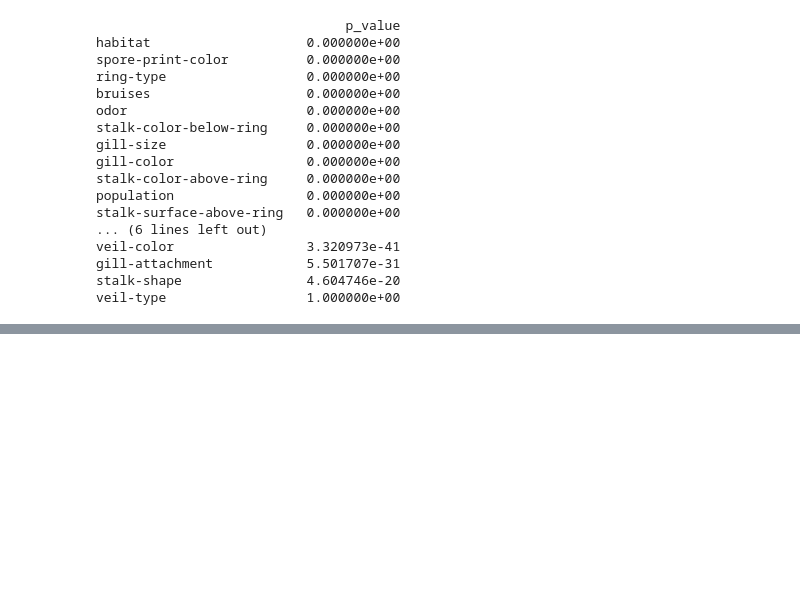
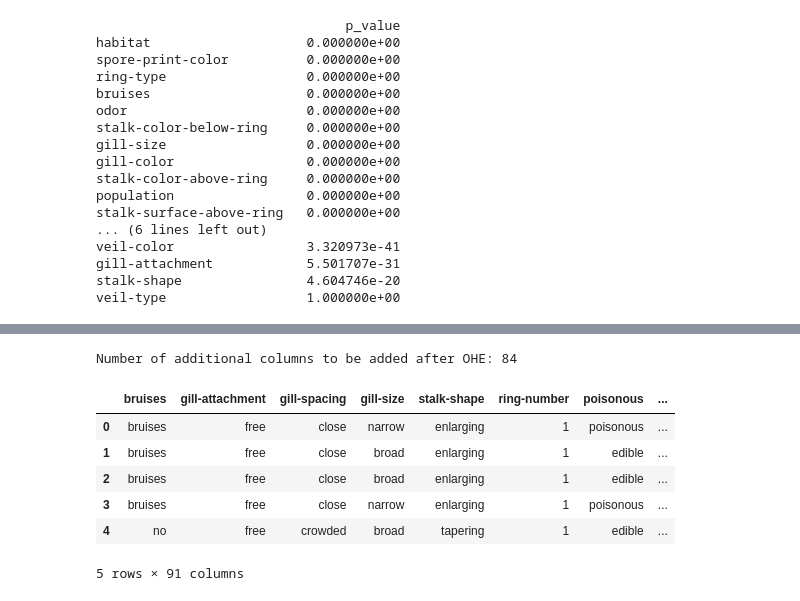
Before and after one commit to AlexVazquez19/mushroom-project, a Jupyter notebook: mushroom.ipynb, the cells around one changed output, grey strips where cells are left out. Drawn from its saved outputs; the diff is of its cells as text; code cells hidden in the pictures; blank space fills up the shorter version.

Commit message:
Added One Hot Encoding

```diff
--- a/mushroom.ipynb
+++ b/mushroom.ipynb
@@ -340,0 +355,6 @@ veil-type                  1.000000e+00
+# %%
+# Drop rows where 'stalk-root' is NaN
+df_dropped_rows = df_mushroom.dropna(subset=['stalk-root'])
+
+# Drop the 'stalk-root' column entirely
+df_dropped_column = df_mushroom.drop(columns=['stalk-root'])
@@ -340,0 +369,34 @@ veil-type                  1.000000e+00
+# %%
+# Define the categorical columns that need One-Hot Encoding
+categorical_columns = [
+    'veil-color', 'stalk-surface-below-ring', 'stalk-surface-above-ring', 'cap-surface', 'ring-type', 'population', 'cap-shape',
+    'habitat','stalk-color-above-ring', 'stalk-color-below-ring', 'odor', 'spore-print-color', 'cap-color', 'gill-color'
+]
+
+# Initialize OneHotEncoder
+encoder = OneHotEncoder(sparse_output=False, drop='first')  # drop='first' avoids multicollinearity
+
+# Fit and transform the categorical columns
+encoded_array = encoder.fit_transform(df_dropped_column[categorical_columns])
+
+# Get the new column names from the encoder
+encoded_col_names = encoder.get_feature_names_out(categorical_columns)
+print("Number of additional columns to be added after OHE: " + str(len(encoded_col_names)))
+
+# Convert the encoded array to a DataFrame
+df_encoded = pd.DataFrame(encoded_array, columns=encoded_col_names, index=df_dropped_column.index)
+
+# Drop the original categorical columns and concatenate the new encoded columns
+df_dropped_column = df_dropped_column.drop(columns=categorical_columns).join(df_encoded)
+
+# Display the first few rows
+df_dropped_column.head()
+# %% [output]
+Number of additional columns to be added after OHE: 84
+|  | bruises | gill-attachment | gill-spacing | gill-size | stalk-shape | ring-number | poisonous | ... |
+| 0 | bruises | free | close | narrow | enlarging | 1 | poisonous | ... |
+| 1 | bruises | free | close | broad | enlarging | 1 | edible | ... |
+| 2 | bruises | free | close | broad | enlarging | 1 | edible | ... |
+| 3 | bruises | free | close | narrow | enlarging | 1 | poisonous | ... |
+| 4 | no | free | crowded | broad | tapering | 1 | edible | ... |
+5 rows × 91 columns
```
Also changed, not shown: parts of 15 cells of this notebook.
